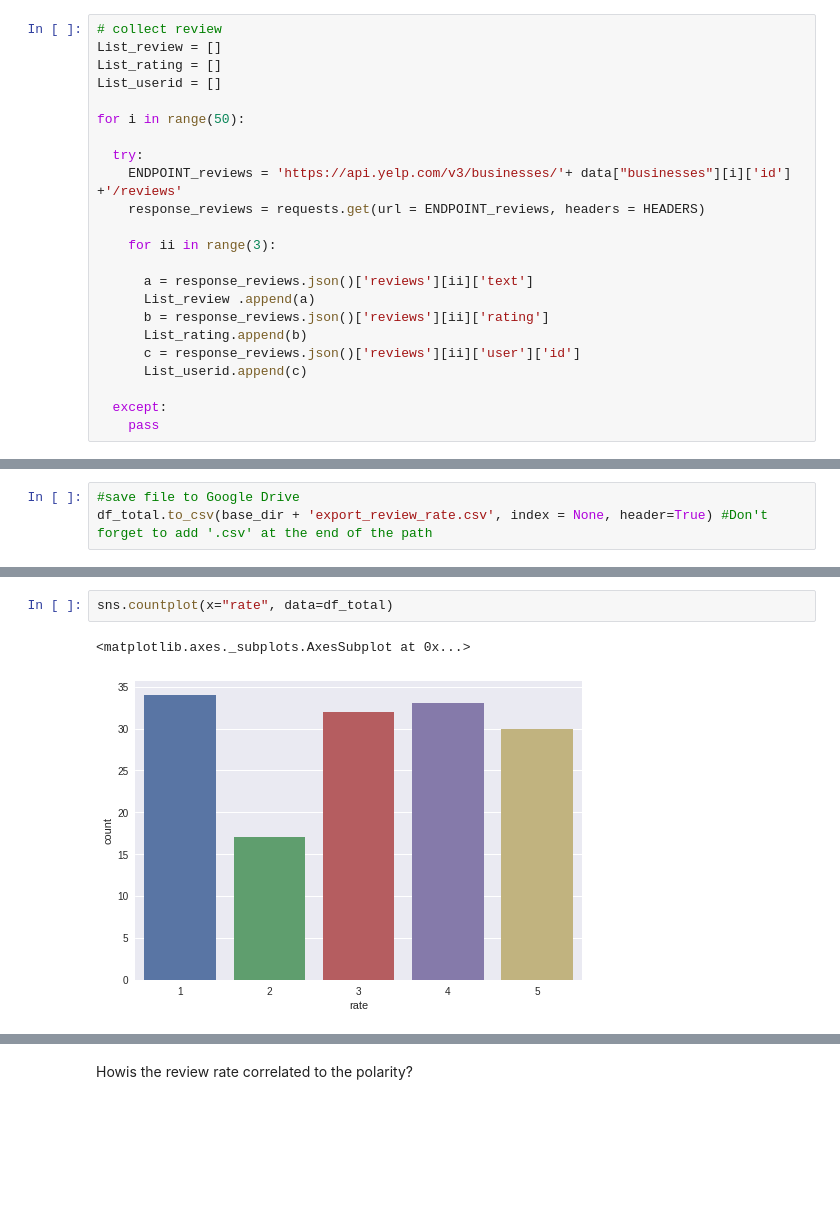
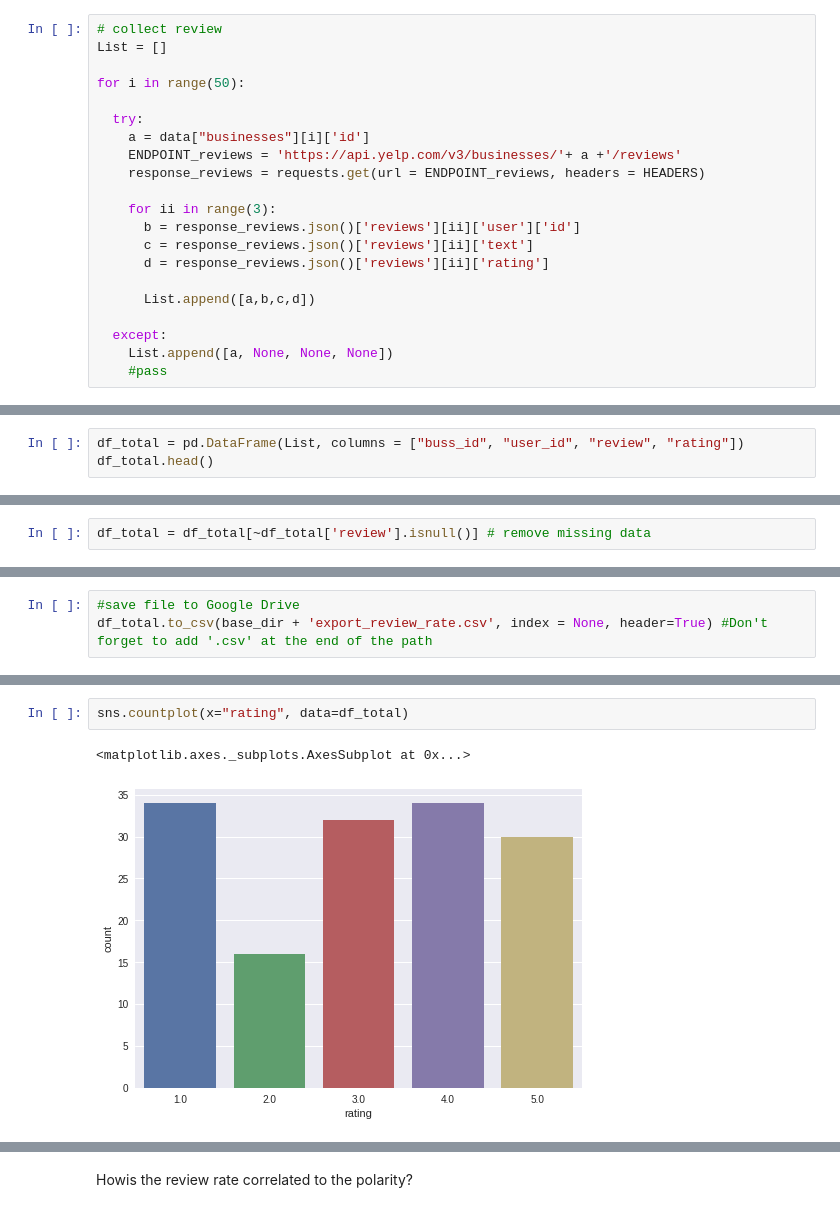
Before and after one commit to cyuancheng/NLP_Yelp_review, a Jupyter notebook: NLP_2_yelp.ipynb, the cells around one changed output, grey strips where cells are left out. Saved outputs shown, nothing was run; the diff lists cells and outputs as text; blank space fills up the shorter version.

```diff
--- a/NLP_2_yelp.ipynb
+++ b/NLP_2_yelp.ipynb
@@ -165,24 +165,22 @@ response_reviews.json()['reviews'][0]#['user']['id']#['profile_url']
 Since each buisness only has three reviews, the rating are not representive the business statistically. So I decide to pull out the rating that directly link to the review.
 # %%
 # collect review
-List_review = []
-List_rating = []
-List_userid = []
+List = []
 
 for i in range(50):
 
   try:
-    ENDPOINT_reviews = 'https://api.yelp.com/v3/businesses/'+ data["businesses"][i]['id'] +'/reviews'
+    a = data["businesses"][i]['id']
+    ENDPOINT_reviews = 'https://api.yelp.com/v3/businesses/'+ a +'/reviews'
     response_reviews = requests.get(url = ENDPOINT_reviews, headers = HEADERS)
 
     for ii in range(3):
+      b = response_reviews.json()['reviews'][ii]['user']['id']
+      c = response_reviews.json()['reviews'][ii]['text']
+      d = response_reviews.json()['reviews'][ii]['rating']
 
-      a = response_reviews.json()['reviews'][ii]['text']
-      List_review .append(a)
-      b = response_reviews.json()['reviews'][ii]['rating']
-      List_rating.append(b)
-      c = response_reviews.json()['reviews'][ii]['user']['id']
-      List_userid.append(c)
+      List.append([a,b,c,d])
 
   except:
-    pass
+    List.append([a, None, None, None])
+    #pass
@@ -199,0 +187,3 @@ df_total.head()
+# %%
+df_total = pd.DataFrame(List, columns = ["buss_id", "user_id", "review", "rating"])
+df_total.head()
@@ -199,0 +197,2 @@ df_total.head()
+# %%
+df_total = df_total[~df_total['review'].isnull()] # remove missing data
@@ -223,5 +249,5 @@ df_total[df_total['user_id']=="38dPWgd8DRM-I5x4Qr6Fsw"]
 # %%
-sns.countplot(x="rate", data=df_total)
+sns.countplot(x="rating", data=df_total)
 # %% [output]
 <matplotlib.axes._subplots.AxesSubplot at 0x...>
-[figure, old version]
+[figure, new version]
```
Also changed, not shown: parts of 11 cells of this notebook.
